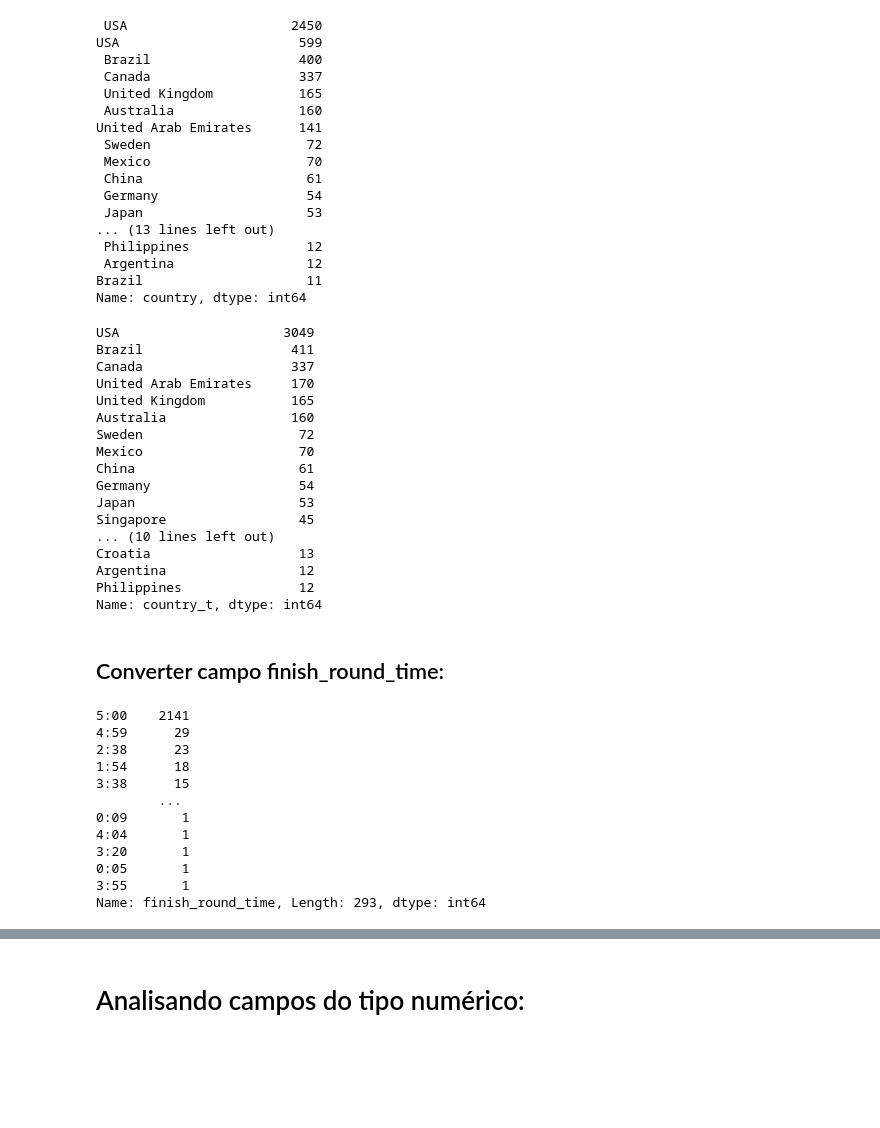
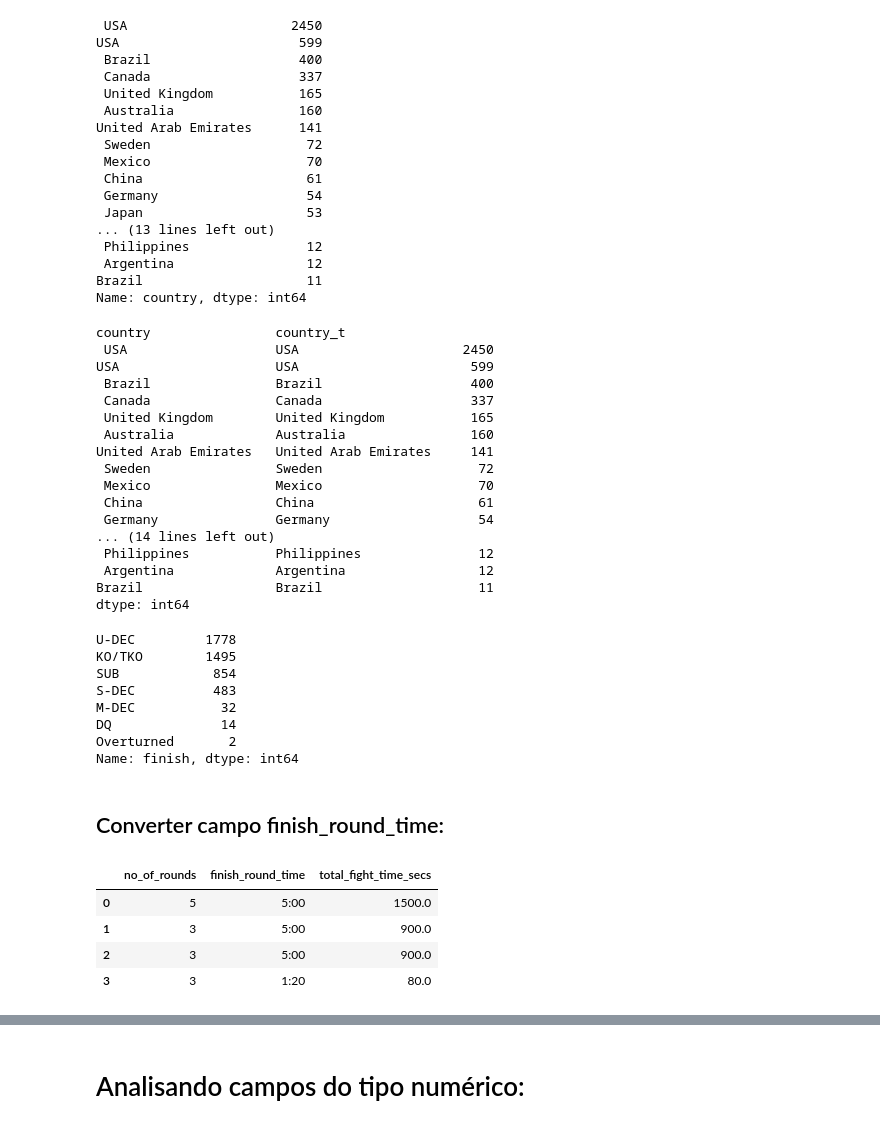
Before and after one commit to OseiasBeu/fight_project, a Jupyter notebook: ufc_project.ipynb, the cells around one changed output, grey strips where cells are left out. Drawn from its saved outputs; the diff is of its cells as text; code cells hidden in the pictures; blank space fills up the shorter version.

```diff
--- a/ufc_project.ipynb
+++ b/ufc_project.ipynb
@@ -222,39 +223,43 @@ Name: country, dtype: int64
 # %%
 ufc_df_o['country_t'] = ufc_df_o.country.str.strip()
 # %%
-ufc_df_o['country_t'].value_counts()
+ufc_df_o[['country','country_t']].value_counts()
 # %% [output]
-USA                     3049
-Brazil                   411
-Canada                   337
-United Arab Emirates     170
-United Kingdom           165
-Australia                160
-Sweden                    72
-Mexico                    70
-China                     61
-Germany                   54
-Japan                     53
-Singapore                 45
-... (10 lines left out)
-Croatia                   13
-Argentina                 12
-Philippines               12
-Name: country_t, dtype: int64
+country                country_t
+ USA                   USA                     2450
+USA                    USA                      599
+ Brazil                Brazil                   400
+ Canada                Canada                   337
+ United Kingdom        United Kingdom           165
+ Australia             Australia                160
+United Arab Emirates   United Arab Emirates     141
+ Sweden                Sweden                    72
+ Mexico                Mexico                    70
+ China                 China                     61
+ Germany               Germany                   54
+... (14 lines left out)
+ Philippines           Philippines               12
+ Argentina             Argentina                 12
+Brazil                 Brazil                    11
+dtype: int64
+# %%
+ufc_df_o['finish'].value_counts()
+# %% [output]
+U-DEC         1778
+KO/TKO        1495
+SUB            854
+S-DEC          483
+M-DEC           32
+DQ              14
+Overturned       2
+Name: finish, dtype: int64
 # %% [markdown]
 ## Converter campo finish_round_time:
-# %%
-ufc_df_o.finish_round_time.value_counts()
-# %% [output]
-5:00    2141
-4:59      29
-2:38      23
-1:54      18
-3:38      15
-        ...
-0:09       1
-4:04       1
-3:20       1
-0:05       1
-3:55       1
-Name: finish_round_time, Length: 293, dtype: int64
+# %%
+ufc_df_o[['no_of_rounds','finish_round_time','total_fight_time_secs']].head(4)
+# %% [output]
+|  | no_of_rounds | finish_round_time | total_fight_time_secs |
+| 0 | 5 | 5:00 | 1500.0 |
+| 1 | 3 | 5:00 | 900.0 |
+| 2 | 3 | 5:00 | 900.0 |
+| 3 | 3 | 1:20 | 80.0 |
```
Also changed, not shown: parts of 4 cells of this notebook.
